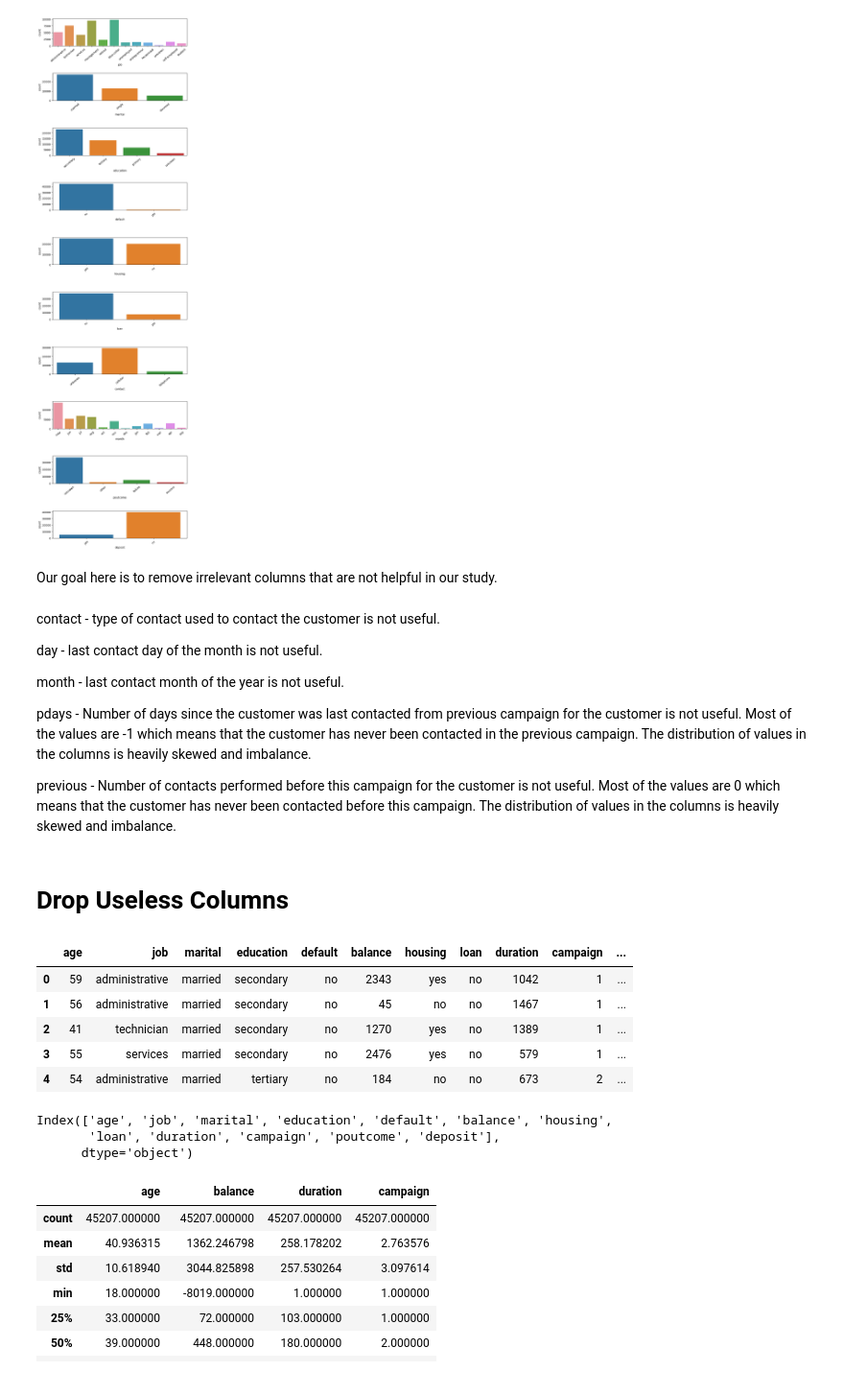
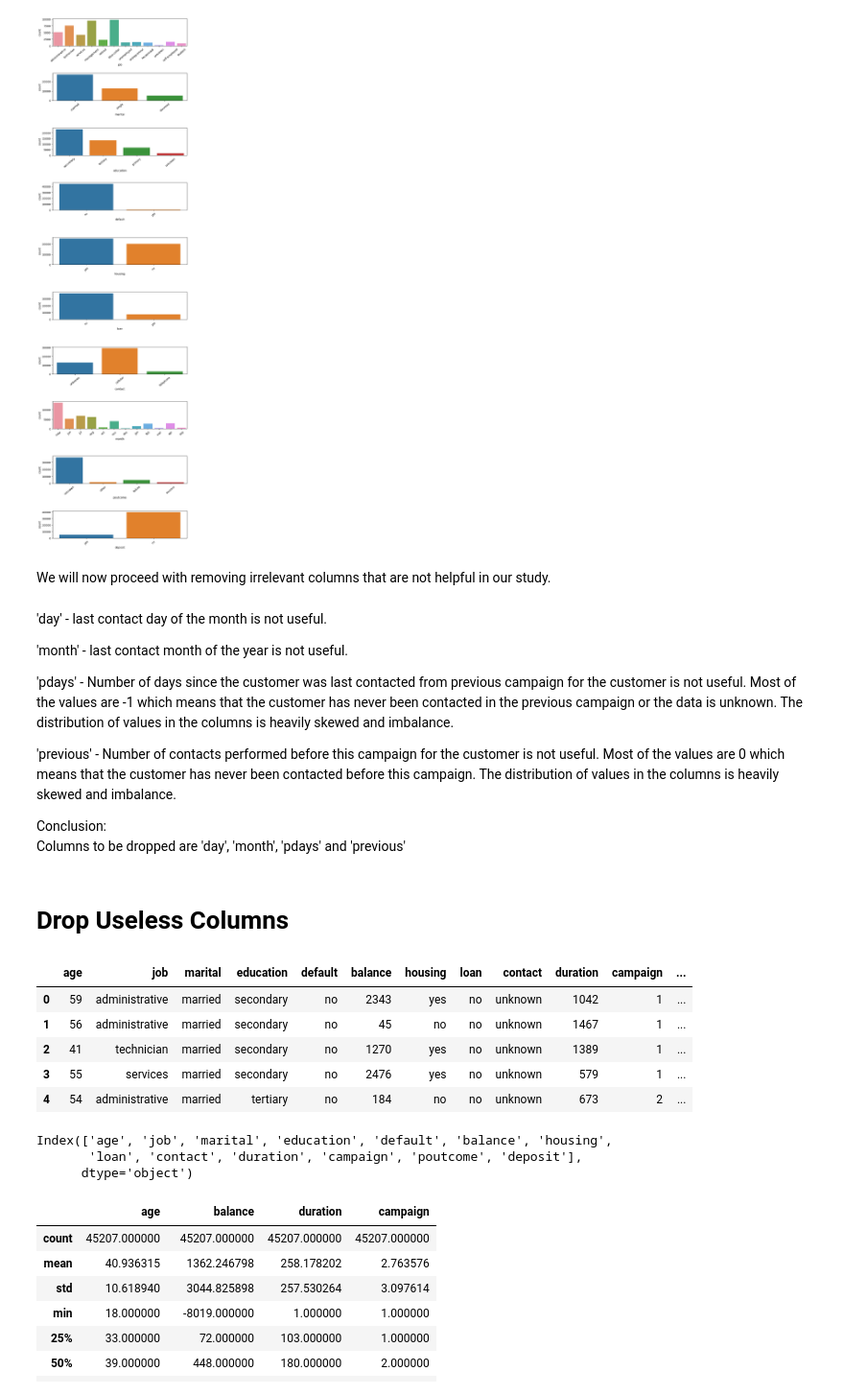
Before and after one commit to WeijunCheah/Team_5_MiniProject, a Jupyter notebook: EDA.ipynb, the cells around one changed output. Shown: that part at 96% size. Saved outputs shown, nothing was run; the diff lists cells and outputs as text; code cells hidden in the pictures.

```diff
--- a/EDA.ipynb
+++ b/EDA.ipynb
@@ -66,34 +98,35 @@ plt.subplots_adjust(hspace=1.0)
 # %% [output]
 [figure]
 # %% [markdown]
-Our goal here is to remove irrelevant columns that are not helpful in our study.
+We will now proceed with removing irrelevant columns that are not helpful in our study.
 # %% [markdown]
-contact  - type of contact used to contact the customer is not useful.
+'day'      - last contact day of the month is not useful.
 
-day      - last contact day of the month is not useful.
+'month'    - last contact month of the year is not useful.
 
-month    - last contact month of the year is not useful.
+'pdays'    - Number of days since the customer was last contacted from previous campaign for the customer is not useful. Most of the values are -1 which means that the customer has never been contacted in the previous campaign or the data is unknown. The distribution of values in the columns is heavily skewed and imbalance.
 
-pdays    - Number of days since the customer was last contacted from previous campaign for the customer is not useful. Most of the values are -1 which means that the customer has never been contacted in the previous campaign. The distribution of values in the columns is heavily skewed and imbalance.
+'previous' - Number of contacts performed before this campaign for the customer is not useful. Most of the values are 0 which means that the customer has never been contacted before this campaign. The distribution of values in the columns is heavily skewed and imbalance.
 
-previous - Number of contacts performed before this campaign for the customer is not useful. Most of the values are 0 which means that the customer has never been contacted before this campaign. The distribution of values in the columns is heavily skewed and imbalance.
+Conclusion:
+Columns to be dropped are 'day', 'month', 'pdays' and 'previous'
 # %% [markdown]
 # Drop Useless Columns
 # %%
-bankdata.drop(columns=['contact', 'day', 'month', 'pdays', 'previous'], inplace=True)
+bankdata.drop(columns=['day', 'month', 'pdays', 'previous'], inplace=True)
 bankdata.head()
 # %% [output]
-|  | age | job | marital | education | default | balance | housing | loan | duration | campaign | ... |
-| 0 | 59 | administrative | married | secondary | no | 2343 | yes | no | 1042 | 1 | ... |
-| 1 | 56 | administrative | married | secondary | no | 45 | no | no | 1467 | 1 | ... |
-| 2 | 41 | technician | married | secondary | no | 1270 | yes | no | 1389 | 1 | ... |
-| 3 | 55 | services | married | secondary | no | 2476 | yes | no | 579 | 1 | ... |
-| 4 | 54 | administrative | married | tertiary | no | 184 | no | no | 673 | 2 | ... |
+|  | age | job | marital | education | default | balance | housing | loan | contact | duration | campaign | ... |
+| 0 | 59 | administrative | married | secondary | no | 2343 | yes | no | unknown | 1042 | 1 | ... |
+| 1 | 56 | administrative | married | secondary | no | 45 | no | no | unknown | 1467 | 1 | ... |
+| 2 | 41 | technician | married | secondary | no | 1270 | yes | no | unknown | 1389 | 1 | ... |
+| 3 | 55 | services | married | secondary | no | 2476 | yes | no | unknown | 579 | 1 | ... |
+| 4 | 54 | administrative | married | tertiary | no | 184 | no | no | unknown | 673 | 2 | ... |
 # %%
 bankdata.columns
 # %% [output]
 Index(['age', 'job', 'marital', 'education', 'default', 'balance', 'housing',
-       'loan', 'duration', 'campaign', 'poutcome', 'deposit'],
+       'loan', 'contact', 'duration', 'campaign', 'poutcome', 'deposit'],
       dtype='object')
 # %%
 bankdata.describe()
```
Also changed, not shown: parts of 16 cells of this notebook.
